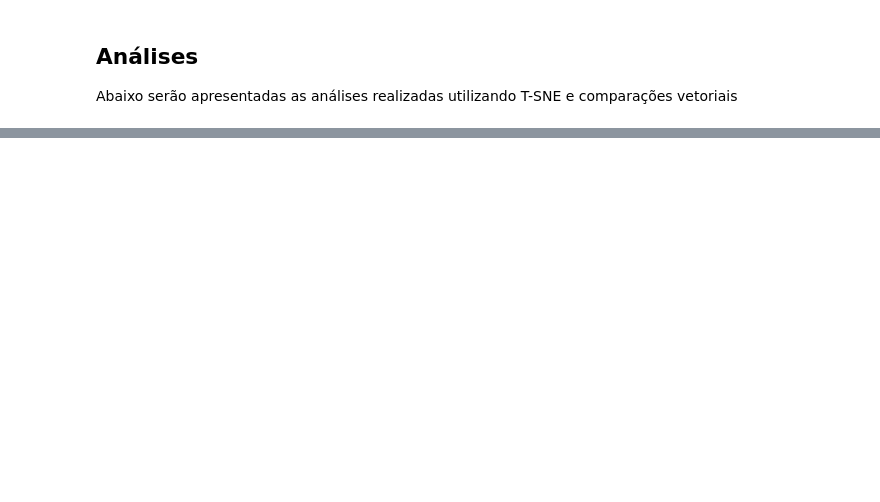
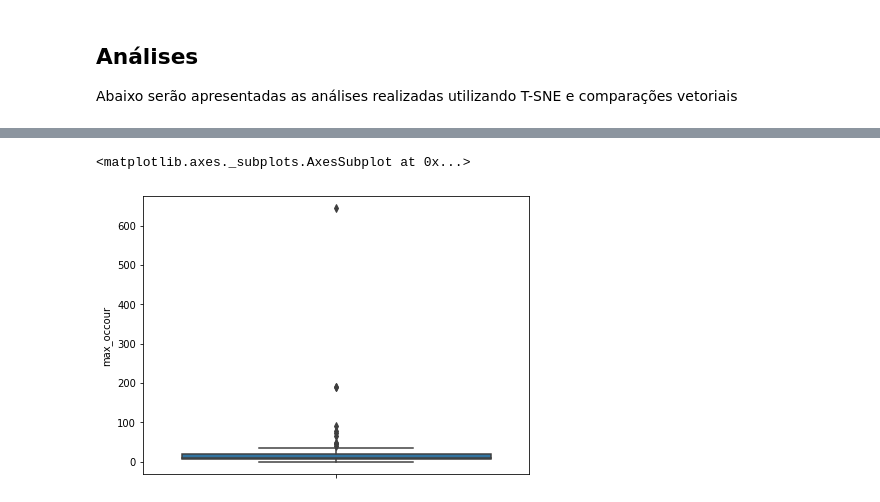
Before and after one commit to iperoyg/conversation-representation, a Jupyter notebook: DeepNLP_ProjetoFinal.ipynb, the cells around one changed output, grey strips where cells are left out. Cells and saved outputs as stored; diff of their text form; code cells hidden in the pictures; blank space fills up the shorter version.

```diff
--- a/DeepNLP_ProjetoFinal.ipynb
+++ b/DeepNLP_ProjetoFinal.ipynb
@@ -26,0 +121,2 @@ Abaixo serão apresentadas as análises realizadas utilizando T-SNE e comparaç
+# %%
+df['max_occour'] = df['doc2vec_calculate_sequential_position_change'].apply(lambda x : len([i for i in x if i>=1.0]))
@@ -26,0 +135,6 @@ Abaixo serão apresentadas as análises realizadas utilizando T-SNE e comparaç
+# %%
+fig, axs = plt.subplots(1, constrained_layout=True)
+seaborn.boxplot(df['max_occour'], orient="v")
+# %% [output]
+<matplotlib.axes._subplots.AxesSubplot at 0x...>
+[figure, added]
```
Also changed, not shown: parts of 32 cells of this notebook, 3 other files.
